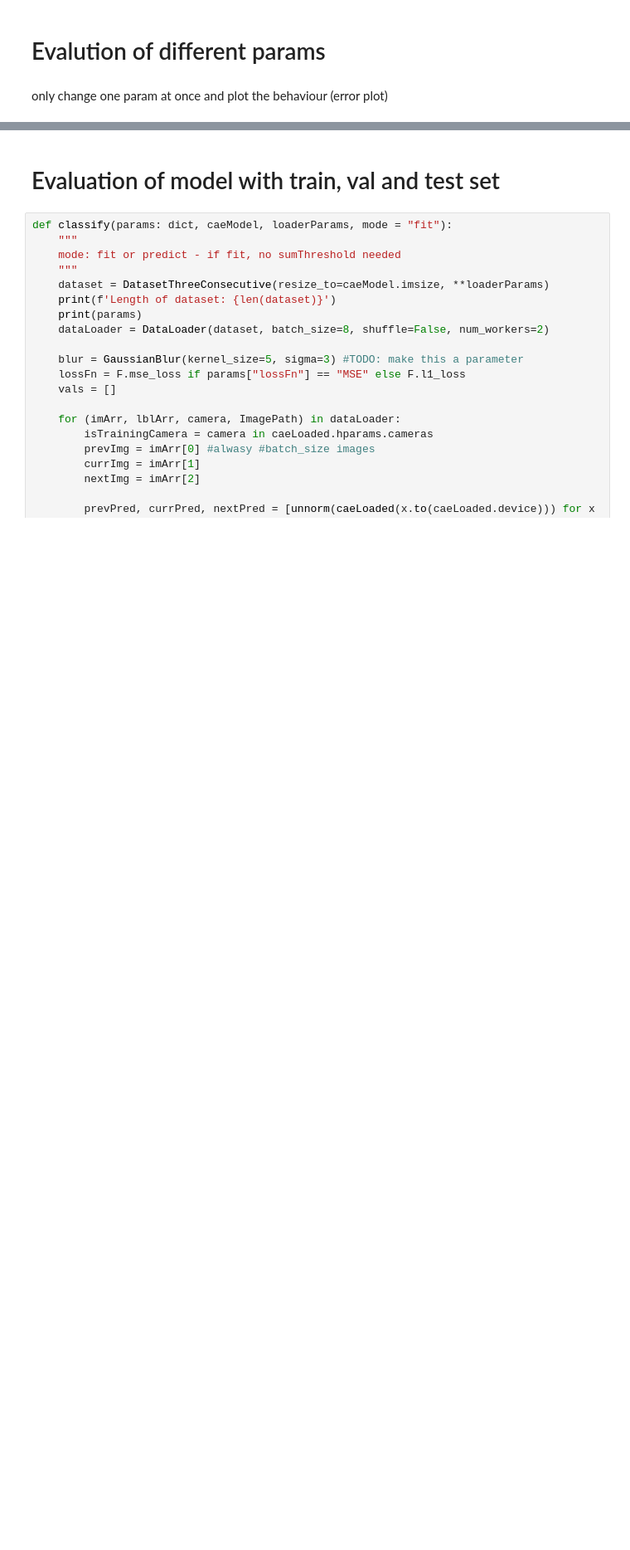
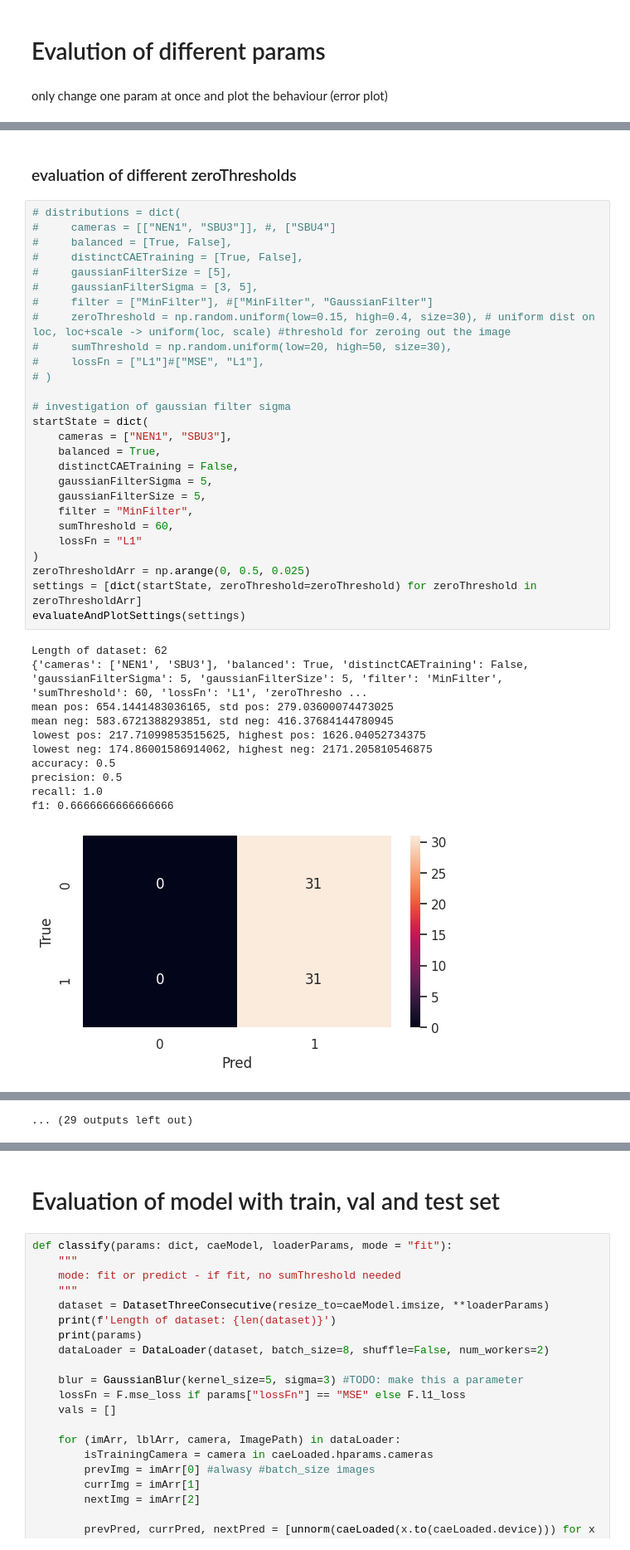
Before and after one commit to klusertim/heronWorkspace, a Jupyter notebook: classifier/basicClassifier.ipynb, the cells around one changed output, grey strips where cells are left out. Shown at 83% size. Saved outputs shown, nothing was run; the diff lists cells and outputs as text; blank space fills up the shorter version.

```diff
--- a/classifier/basicClassifier.ipynb
+++ b/classifier/basicClassifier.ipynb
@@ -367,0 +585,41 @@ def evaluateAndPlotSettings(settings: list(dict)):
+# %% [markdown]
+### evaluation of different zeroThresholds
+# %%
+# distributions = dict(
+#     cameras = [["NEN1", "SBU3"]], #, ["SBU4"]
+#     balanced = [True, False],
+#     distinctCAETraining = [True, False],
+#     gaussianFilterSize = [5],
+#     gaussianFilterSigma = [3, 5],
+#     filter = ["MinFilter"], #["MinFilter", "GaussianFilter"]
+#     zeroThreshold = np.random.uniform(low=0.15, high=0.4, size=30), # uniform dist on loc, loc+scale -> uniform(loc, scale) #threshold for zeroing out the image
+#     sumThreshold = np.random.uniform(low=20, high=50, size=30),
+#     lossFn = ["L1"]#["MSE", "L1"],
+# )
+
+# investigation of gaussian filter sigma
+startState = dict(
+    cameras = ["NEN1", "SBU3"],
+    balanced = True,
+    distinctCAETraining = False,
+    gaussianFilterSigma = 5,
+    gaussianFilterSize = 5,
+    filter = "MinFilter",
+    sumThreshold = 60,
+    lossFn = "L1"
+)
+zeroThresholdArr = np.arange(0, 0.5, 0.025)
+settings = [dict(startState, zeroThreshold=zeroThreshold) for zeroThreshold in zeroThresholdArr]
+evaluateAndPlotSettings(settings)
+# %% [output]
+Length of dataset: 62
+{'cameras': ['NEN1', 'SBU3'], 'balanced': True, 'distinctCAETraining': False, 'gaussianFilterSigma': 5, 'gaussianFilterSize': 5, 'filter': 'MinFilter', 'sumThreshold': 60, 'lossFn': 'L1', 'zeroThresho ...
+mean pos: 654.1441483036165, std pos: 279.03600074473025
+mean neg: 583.6721388293851, std neg: 416.37684144780945
+lowest pos: 217.71099853515625, highest pos: 1626.04052734375
+lowest neg: 174.86001586914062, highest neg: 2171.205810546875
+accuracy: 0.5
+precision: 0.5
+recall: 1.0
+f1: 0.6666666666666666
+[figure, added]
@@ -367,0 +681 @@ def evaluateAndPlotSettings(settings: list(dict)):
+... (29 outputs left out)
```
Also changed, not shown: parts of 9 cells of this notebook.
